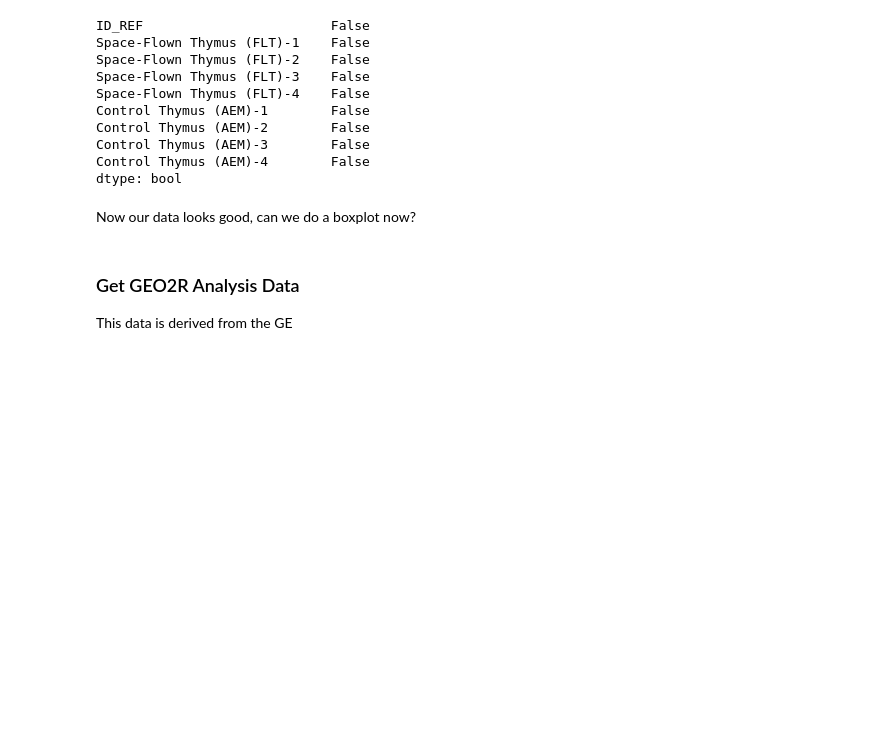
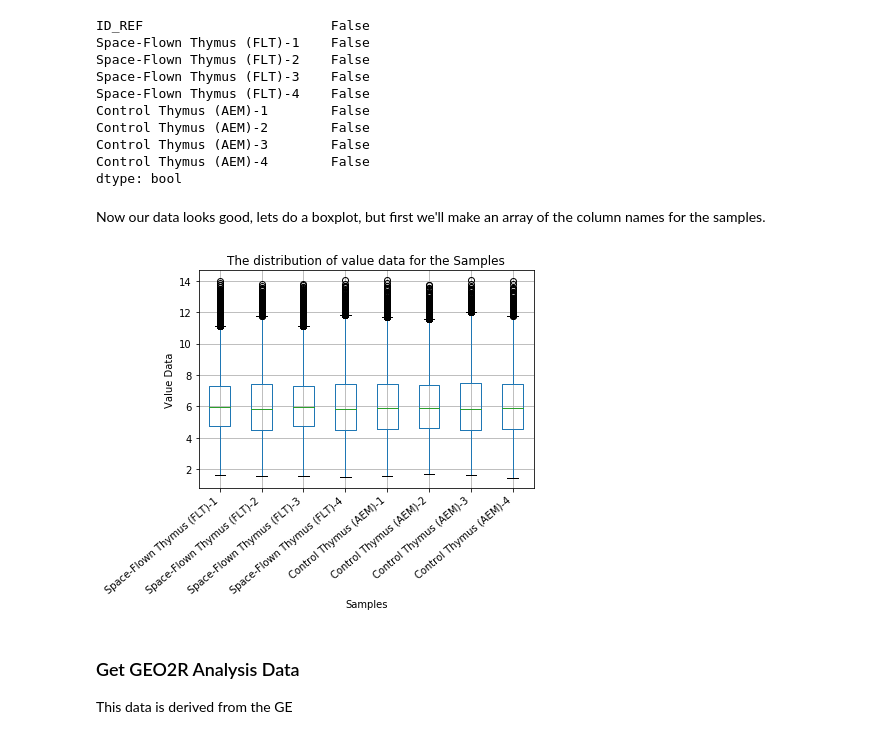
Before and after one commit to tifabi/100DaysOfMLCode, a Jupyter notebook: Genetic_Expression/Gene_Expression_DataScience_Project.ipynb, the cells around one changed output. Cells and saved outputs as stored; diff of their text form; code cells hidden in the pictures; blank space fills up the shorter version.

```diff
--- a/Genetic_Expression/Gene_Expression_DataScience_Project.ipynb
+++ b/Genetic_Expression/Gene_Expression_DataScience_Project.ipynb
@@ -128,4 +129,4 @@ Control Thymus (AEM)-3        False
 Control Thymus (AEM)-4        False
 dtype: bool
 # %% [markdown]
-Now our data looks good, can we do a boxplot now?
+Now our data looks good, lets do a boxplot, but first we'll make an array of the column names for the samples.
@@ -134,3 +133,15 @@ plt.boxplot(spaceFlown)
+# %%
+sample_cols = cols[1:len(cols)]
+# %%
+fig, ax = plt.subplots()
+spaceFlown[sample_cols].boxplot().set_xlabel("Samples")
+ax.set_xticklabels(sample_cols, rotation=40, ha='right')
+ax.set_ylabel("Value Data")
+ax.set_title("The distribution of value data for the Samples")
+
+plt.show()
+# %% [output]
+[figure, added]
 # %% [markdown]
 ### Get GEO2R Analysis Data
 
```
Also changed, not shown: parts of 2 cells of this notebook.
